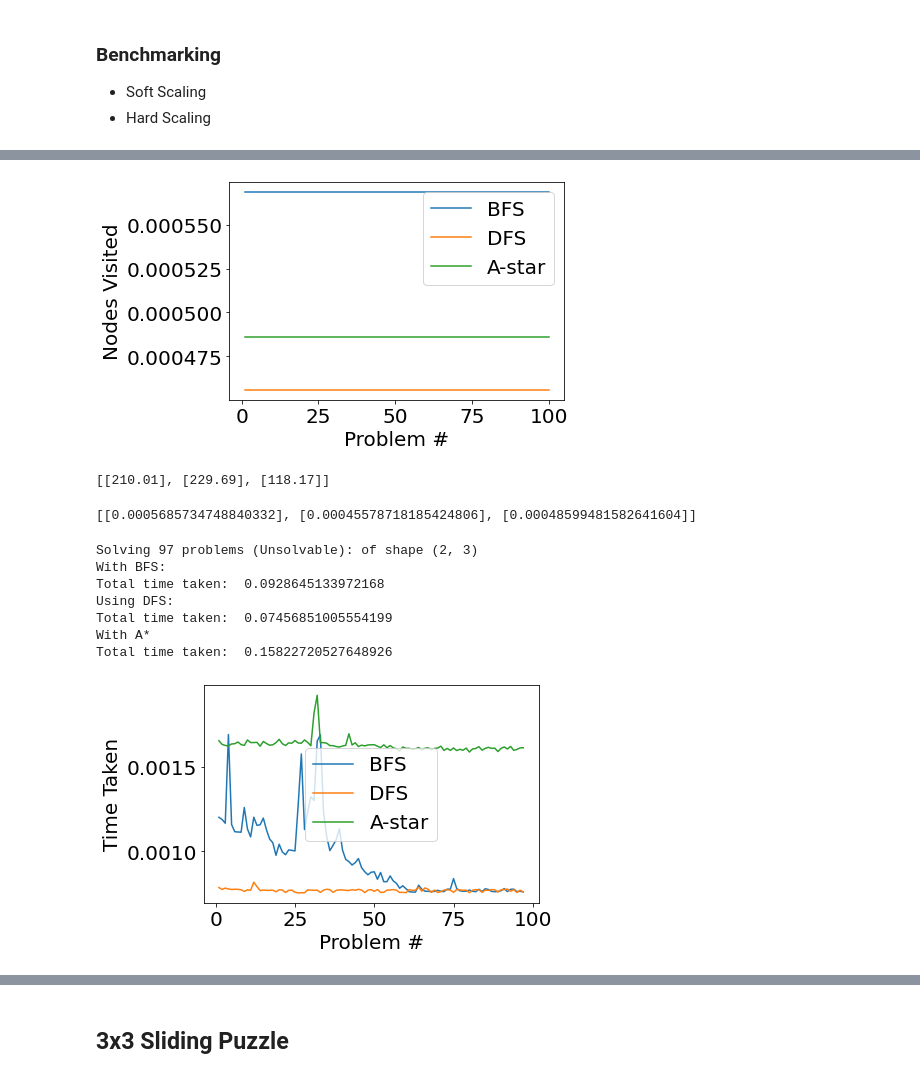
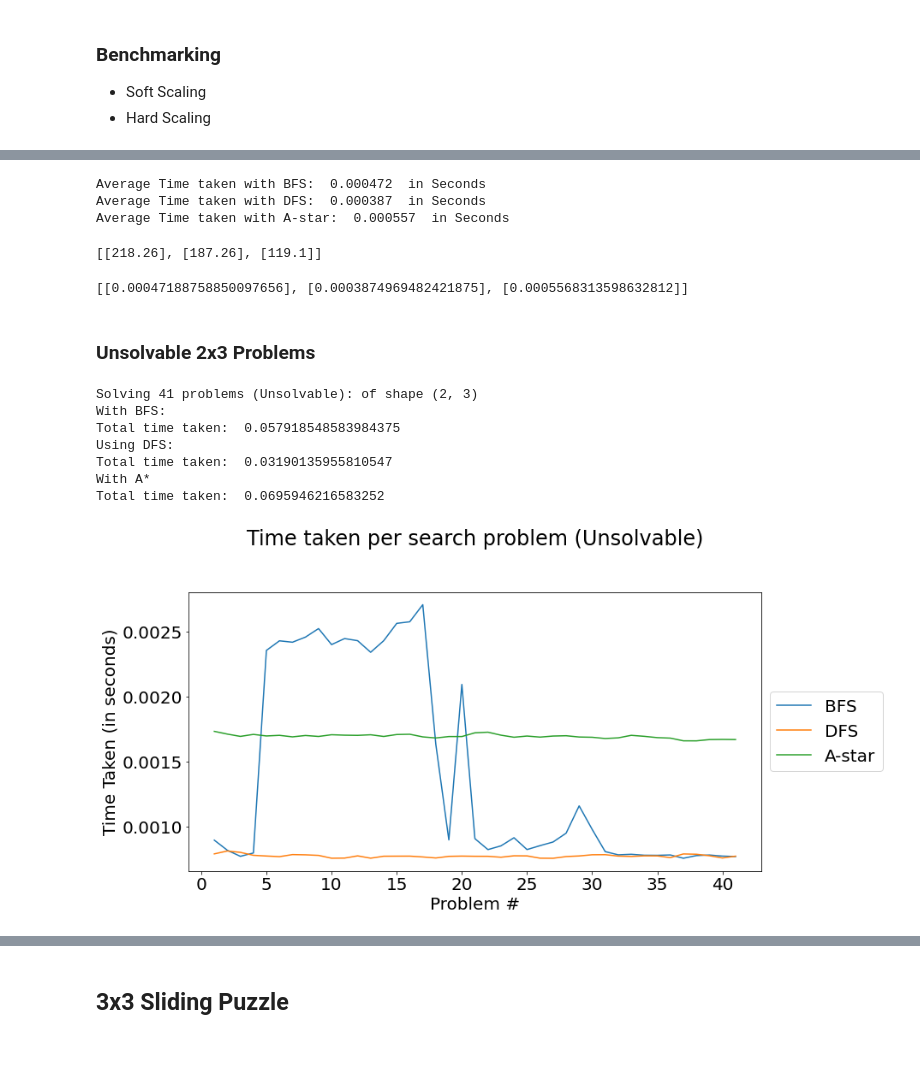
Before and after one commit to a3darekar/Algo-Pathfinding-Benchmarks, a Jupyter notebook: Algo_Project.ipynb, the cells around one changed output, grey strips where cells are left out. Saved outputs shown, nothing was run; the diff lists cells and outputs as text; code cells hidden in the pictures; blank space fills up the shorter version.

```diff
--- a/Algo_Project.ipynb
+++ b/Algo_Project.ipynb
@@ -103,13 +102,13 @@ def slidingPuzzleDFS(board):
         for j in range(m):
             initial.append(board[i][j])
     initial = tuple(initial)
-    queue = collections.deque([(initial, 0)])
+    stack = collections.deque([(initial, 0)])
     visited = set([initial])
     while queue:
-        state, dist = queue.pop()
+        state, dist = stack.pop()
         if state == final: return dist, len(visited)
         for nstate in get_next_state(state):
-            queue.append((nstate, dist+1))
+            stack.append((nstate, dist+1))
     return -1, len(visited)
 # %%
 slidingPuzzleDFS([[1,0,3],[4,2,5],[7,8,6]])
@@ -228,15 +197,14 @@ print("Problems: ", len(problems))
 
 solvable, unsolvable = [], []
 start = time.time()
-print("Solvable:")
+print("Fetching first 50 Solvable problems:")
 for p in range(999):
     #print(p)
     if slidingPuzzleBFS(problems[p])[0] != -1:
         solvable.append(problems[p])
     else:
         unsolvable.append(problems[p])
-    if len(solvable) == 100:
-        print("Got 100 solvable solutions")
+    if len(solvable) == 50:
         break
 
 print(f"Wall time taken: {time.time() - start}s")
@@ -330,26 +296,23 @@ plt.show()
-# %%
-# Avg Time Taken
-problems = [i+1 for i in range(100)]
-plt.plot(problems, [np.mean(times[0])] * 100, label="BFS")
-plt.plot(problems, [np.mean(times[1])] * 100, label="DFS")
-plt.plot(problems, [np.mean(times[2])] * 100, label="A-star")
-
-plt.xlabel("Problem #")
-plt.ylabel("Nodes Visited")
-plt.legend()
-plt.show()
-# %% [output]
-[figure, removed]
+# %%
+print("Average Time taken with BFS: ", np.round(np.mean(times[0]), 6), " in Seconds")
+print("Average Time taken with DFS: ", np.round(np.mean(times[1]), 6), " in Seconds")
+print("Average Time taken with A-star: ", np.round(np.mean(times[2]), 6), " in Seconds")
+# %% [output]
+Average Time taken with BFS:  0.000472  in Seconds
+Average Time taken with DFS:  0.000387  in Seconds
+Average Time taken with A-star:  0.000557  in Seconds
 # %%
 avg_visits = [[np.mean(visits[0])], [np.mean(visits[1])], [np.mean(visits[2])]]
 avg_visits
 # %% [output]
-[[210.01], [229.69], [118.17]]
+[[218.26], [187.26], [119.1]]
 # %%
 avg_times = [[np.mean(times[0])], [np.mean(times[1])], [np.mean(times[2])]]
 avg_times
 # %% [output]
-[[0.0005685734748840332], [0.00045578718185424806], [0.00048599481582641604]]
+[[0.00047188758850097656], [0.0003874969482421875], [0.0005568313598632812]]
+# %% [markdown]
+### Unsolvable 2x3 Problems
 # %%
 unsolvable = np.load("unsolvable_problem_sets_2x3.npy")
 print(f"Solving {unsolvable.shape[0]} problems (Unsolvable): of shape {unsolvable.shape[1:]}")
@@ -385,22 +348,24 @@ for p in problems:
     times[2].append(time.time() - start)
 print("Total time taken: ", time.time() - total_start)
 # %% [output]
-Solving 97 problems (Unsolvable): of shape (2, 3)
+Solving 41 problems (Unsolvable): of shape (2, 3)
 With BFS:
-Total time taken:  0.0928645133972168
+Total time taken:  0.057918548583984375
 Using DFS:
-Total time taken:  0.07456851005554199
+Total time taken:  0.03190135955810547
 With A*
-Total time taken:  0.15822720527648926
+Total time taken:  0.0695946216583252
 # %%
 # Time Taken
+plt.figure(figsize=(12, 6))
+plt.title("Time taken per search problem (Unsolvable)", y=1.15)
 problems = [i+1 for i in range(unsolvable.shape[0])]
 plt.plot(problems, times[0], label="BFS")
 plt.plot(problems, times[1], label="DFS")
 plt.plot(problems, times[2], label="A-star")
 plt.xlabel("Problem #")
-plt.ylabel("Time Taken")
-plt.legend()
+plt.ylabel("Time Taken (in seconds)")
+plt.legend(loc='center left', bbox_to_anchor=(1, 0.5))
 plt.show()
 # %% [output]
-[figure, old version]
+[figure, new version]
```
Also changed, not shown: parts of 36 cells of this notebook.
